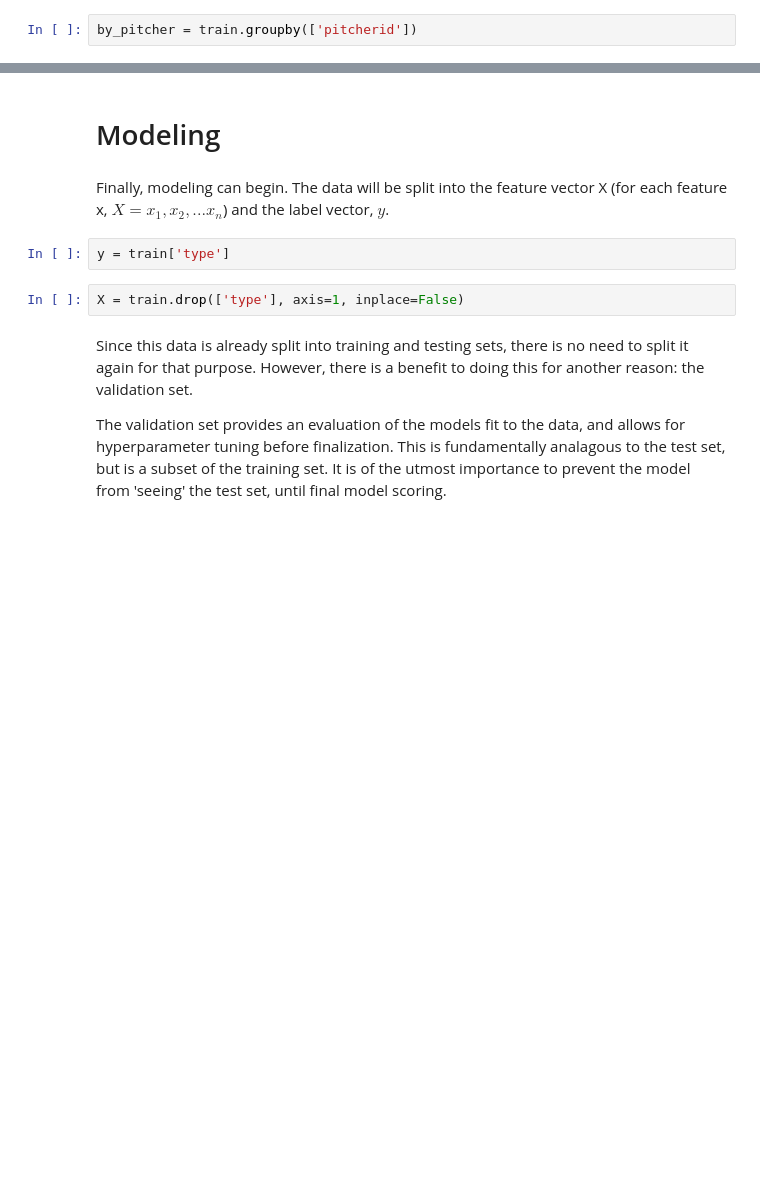
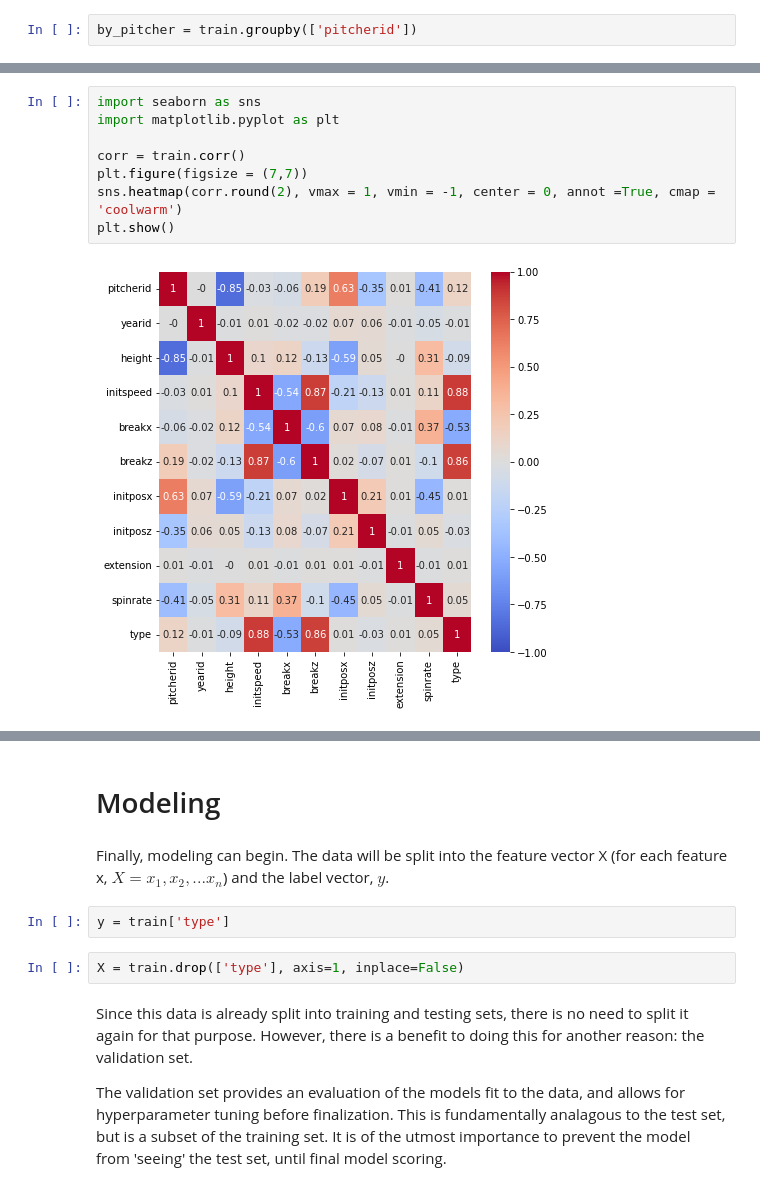
Before and after one commit to reetyf/yankees, a Jupyter notebook: Hailey_Weinschenk_QA_Associate_Questionnaire.ipynb, the cells around one changed output, grey strips where cells are left out. Cells and saved outputs as stored; diff of their text form; blank space fills up the shorter version.

```diff
--- a/Hailey_Weinschenk_QA_Associate_Questionnaire.ipynb
+++ b/Hailey_Weinschenk_QA_Associate_Questionnaire.ipynb
@@ -357,0 +324,10 @@ Name: (1, 2), dtype: float64
+# %%
+import seaborn as sns
+import matplotlib.pyplot as plt
+
+corr = train.corr()
+plt.figure(figsize = (7,7))
+sns.heatmap(corr.round(2), vmax = 1, vmin = -1, center = 0, annot =True, cmap = 'coolwarm')
+plt.show()
+# %% [output]
+[figure, added]
```
Also changed, not shown: parts of 56 cells of this notebook.
